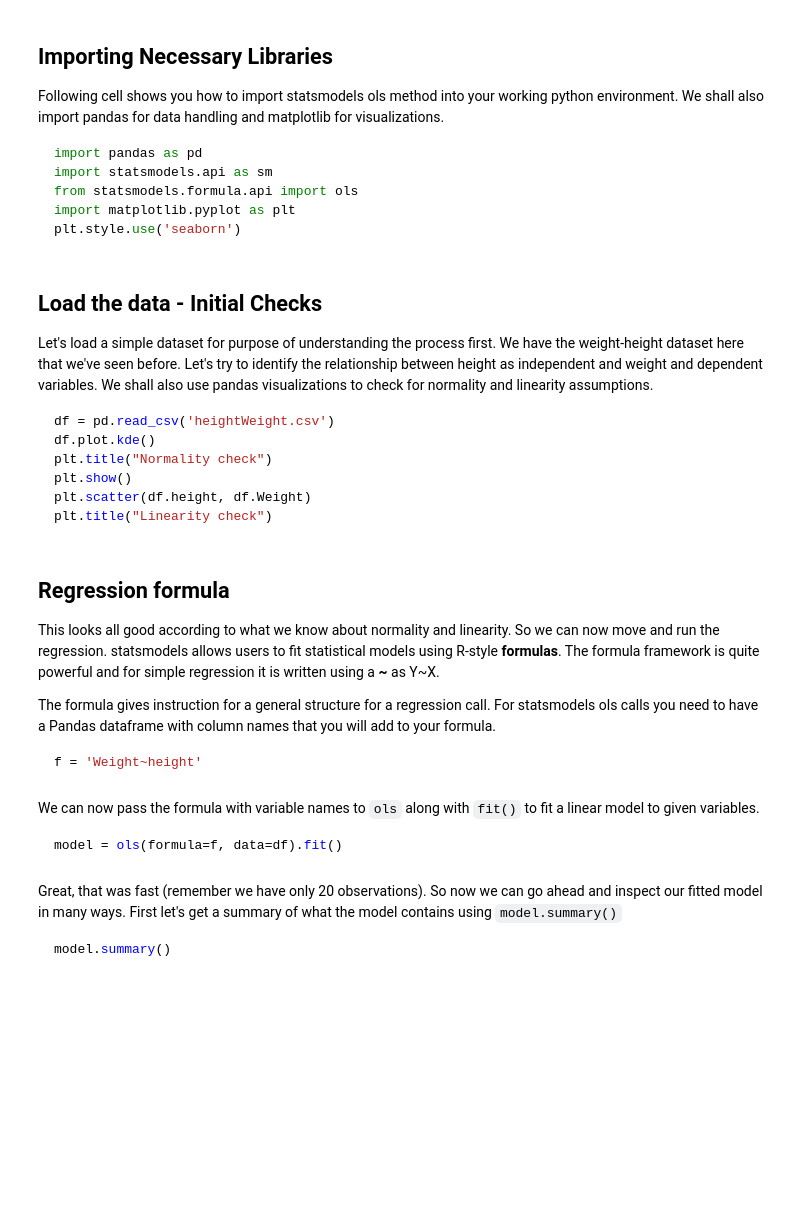
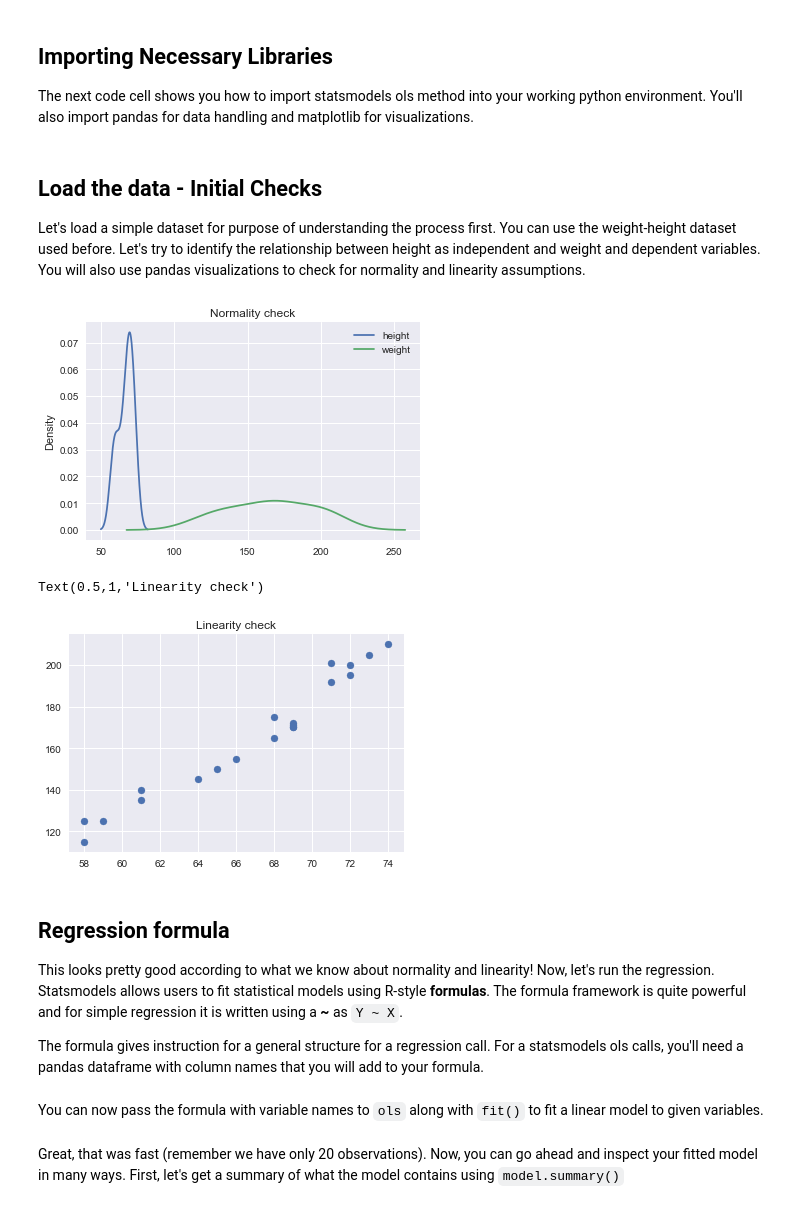
Before and after one commit to learn-co-curriculum/dsc-linear-regression-statsmodels, a Jupyter notebook: index.ipynb, the cells around one changed output. Saved outputs shown, nothing was run; the diff lists cells and outputs as text; code cells hidden in the pictures; blank space fills up the shorter version.

````diff
--- a/index.ipynb
+++ b/index.ipynb
@@ -27,30 +23,29 @@ For simple Linear Regression statsmodels works as follows:
 # %% [markdown]
 ## Importing Necessary Libraries
-Following cell shows you how to import statsmodels ols method into your working python environment. We shall also import pandas for data handling and matplotlib for visualizations.
-```python
-import pandas as pd
-import statsmodels.api as sm
-from statsmodels.formula.api import ols
-import matplotlib.pyplot as plt
-plt.style.use('seaborn')
-```
+The next code cell shows you how to import statsmodels ols method into your working python environment. You'll also import pandas for data handling and matplotlib for visualizations.
+# %%
+import pandas as pd
+import statsmodels.api as sm
+from statsmodels.formula.api import ols
+import matplotlib.pyplot as plt
+plt.style.use('seaborn')
 # %% [markdown]
 ## Load the data - Initial Checks
-Let's load a simple dataset for purpose of understanding the process first. We have the weight-height dataset here that we've seen before. Let's try to identify the relationship between height as independent and weight and dependent variables.  We shall also use pandas visualizations to check for normality and linearity assumptions.
-```python
-df = pd.read_csv('heightWeight.csv')
-df.plot.kde()
-plt.title("Normality check")
-plt.show()
-plt.scatter(df.height, df.Weight)
-plt.title("Linearity check")
-```
+Let's load a simple dataset for purpose of understanding the process first. You can use the weight-height dataset used before. Let's try to identify the relationship between height as independent and weight and dependent variables. You will also use pandas visualizations to check for normality and linearity assumptions.
+# %%
+df = pd.read_csv('heightweight.csv')
+df.plot.kde()
+plt.title("Normality check")
+plt.show()
+plt.scatter(df.height, df.weight)
+plt.title("Linearity check")
+# %% [output]
+[figure, added]
+Text(0.5,1,'Linearity check')
+[figure, added]
 # %% [markdown]
 ## Regression formula
 
-This looks all good according to what we know about normality and linearity. So we can now move and run the regression. statsmodels allows users to fit statistical models using R-style **formulas**. The formula framework is quite powerful and for simple regression it is written using a **~** as Y~X.
+This looks pretty good according to what we know about normality and linearity! Now, let's run the regression. Statsmodels allows users to fit statistical models using R-style **formulas**. The formula framework is quite powerful and for simple regression it is written using a **~** as `Y ~ X`.
 
-The formula gives instruction for a general structure for a regression call. For statsmodels ols calls you need to have a Pandas dataframe with column names that you will add to your formula.
-```python
-f = 'Weight~height'
-```
+The formula gives instruction for a general structure for a regression call. For a statsmodels ols calls, you'll need a pandas dataframe with column names that you will add to your formula.
@@ -57,6 +54,2 @@ f = 'Weight~height'
 # %% [markdown]
-We can now pass the formula with variable names to `ols` along with `fit()` to fit a linear model to given variables.
-
-```python
-model = ols(formula=f, data=df).fit()
-```
+You can now pass the formula with variable names to `ols` along with `fit()` to fit a linear model to given variables.
@@ -63,6 +58,2 @@ model = ols(formula=f, data=df).fit()
 # %% [markdown]
-Great, that was fast (remember we have only 20 observations). So now we can go ahead and inspect our fitted model in many ways. First let's get a summary of what the model contains using `model.summary()`
-
-```python
-model.summary()
-```
+Great, that was fast (remember we have only 20 observations). Now, you can go ahead and inspect your fitted model in many ways. First, let's get a summary of what the model contains using `model.summary()`
````
Also changed, not shown: parts of 12 cells of this notebook, 7 other files.
